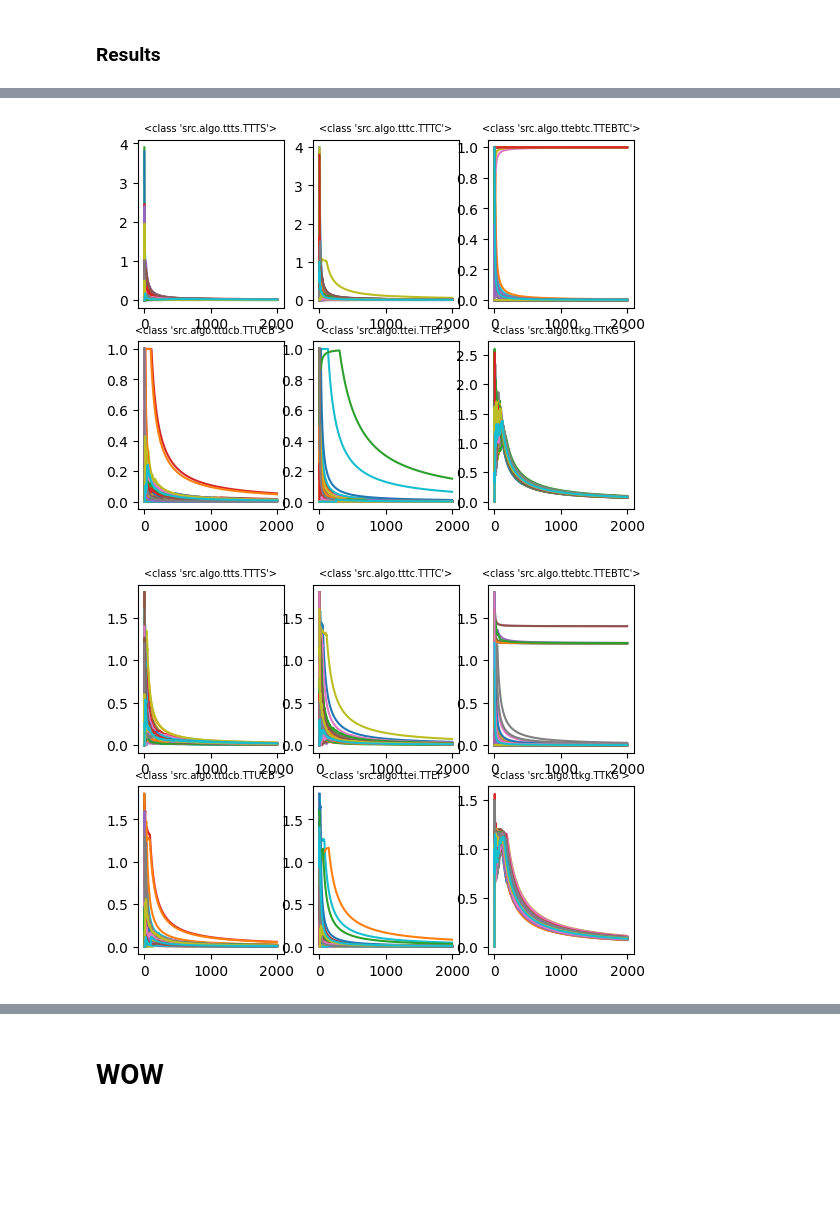
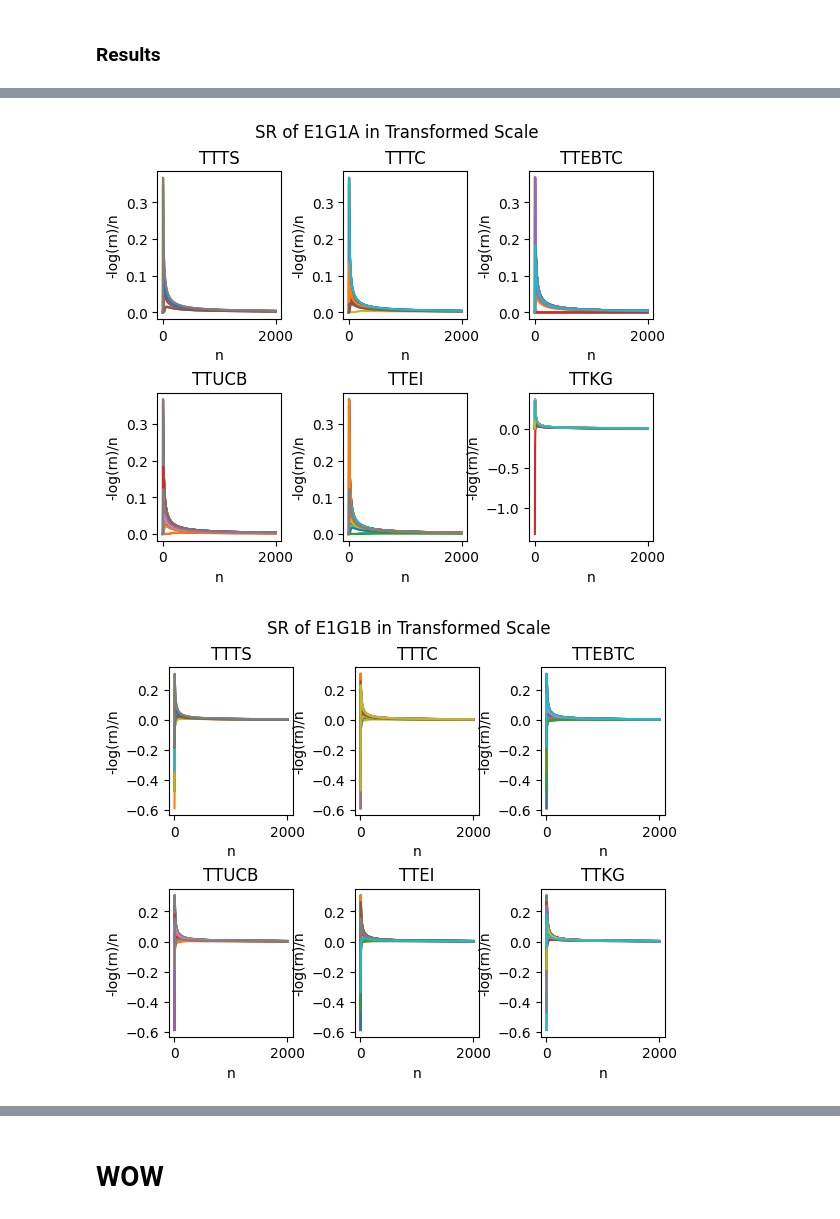
Before and after one commit to JasonCP14/multi-armed-bandits, a Jupyter notebook: notebook.ipynb, the cells around one changed output, grey strips where cells are left out. Drawn from its saved outputs; the diff is of its cells as text; code cells hidden in the pictures; blank space fills up the shorter version.

```diff
--- a/notebook.ipynb
+++ b/notebook.ipynb
@@ -202,20 +214,23 @@ print(f"2B: {results_1_2b[0]}, fails = {results_1_1b[1]}")
 # %%
-pes = [results_1_1a[2], results_1_1b[2], results_1_2a[2], results_1_2b[2]]
+pes = [results_1_1a["pe"], results_1_1b["pe"], results_1_2a["pe"], results_1_2b["pe"]]
+algos = [TTTS, TTTC, TTEBTC, TTUCB, TTEI, TTKG]
 algo_names = ["TTTS", "TTTC", "TTEBTC", "TTUCB", "TTEI", "TTKG"]
 names = ["E1G1A", "E1G1B", "E1G2A", "E1G2B"]
 x = np.arange(1, 2001)
 
 for i in range(len(pes)):
     figure, axis = plt.subplots(2, 3)
+    plt.subplots_adjust(hspace = 0.5, wspace = 0.5)
+    plt.suptitle(f"PE of {names[i]} in Transformed Scale")
     a, b = 0, 0
-    for algo in pes[i]:
-        line = pes[i][algo]
+    for j in range(len(pes[i])):
+        line = pes[i][algos[j]]
         ys = -np.log(line) / x
         for y in ys:
             axis[a, b].plot(x, y)
-        # plt.xlabel("n")
-        # plt.ylabel("-log(en)/n")
-        axis[a, b].set_title(f"{algo}", fontsize = 7)
+        axis[a, b].set_xlabel("n")
+        axis[a, b].set_ylabel("-log(en)/n")
+        axis[a, b].set_title(f"{algo_names[j]}")
         if b < 2:
             b += 1
         else:
@@ -229,25 +244,28 @@ for i in range(len(pes)):
 # %%
-srs = [results_1_1a[3], results_1_1b[3], results_1_2a[3], results_1_2b[3]]
+srs = [results_1_1a["sr"], results_1_1b["sr"], results_1_2a["sr"], results_1_2b["sr"]]
+algos = [TTTS, TTTC, TTEBTC, TTUCB, TTEI, TTKG]
 algo_names = ["TTTS", "TTTC", "TTEBTC", "TTUCB", "TTEI", "TTKG"]
 names = ["E1G1A", "E1G1B", "E1G2A", "E1G2B"]
 x = np.arange(1, 2001)
 
-for i in range(len(srs)):
+for i in range(len(pes)):
     figure, axis = plt.subplots(2, 3)
+    plt.subplots_adjust(hspace = 0.5, wspace = 0.5)
+    plt.suptitle(f"SR of {names[i]} in Transformed Scale")
     a, b = 0, 0
-    for algo in srs[i]:
-        line = srs[i][algo]
+    for j in range(len(srs[i])):
+        line = srs[i][algos[j]]
         ys = -np.log(line) / x
         for y in ys:
             axis[a, b].plot(x, y)
-        # plt.xlabel("n")
-        # plt.ylabel("-log(en)/n")
-        axis[a, b].set_title(f"{algo}", fontsize = 7)
+        axis[a, b].set_xlabel("n")
+        axis[a, b].set_ylabel("-log(rn)/n")
+        axis[a, b].set_title(f"{algo_names[j]}")
         if b < 2:
             b += 1
         else:
             a, b = 1, 0
     plt.show()
 # %% [output]
-[figure, old version]
+[figure, new version]
-[figure, old version]
+[figure, new version]
```
Also changed, not shown: parts of 7 cells of this notebook, 1 other file.
